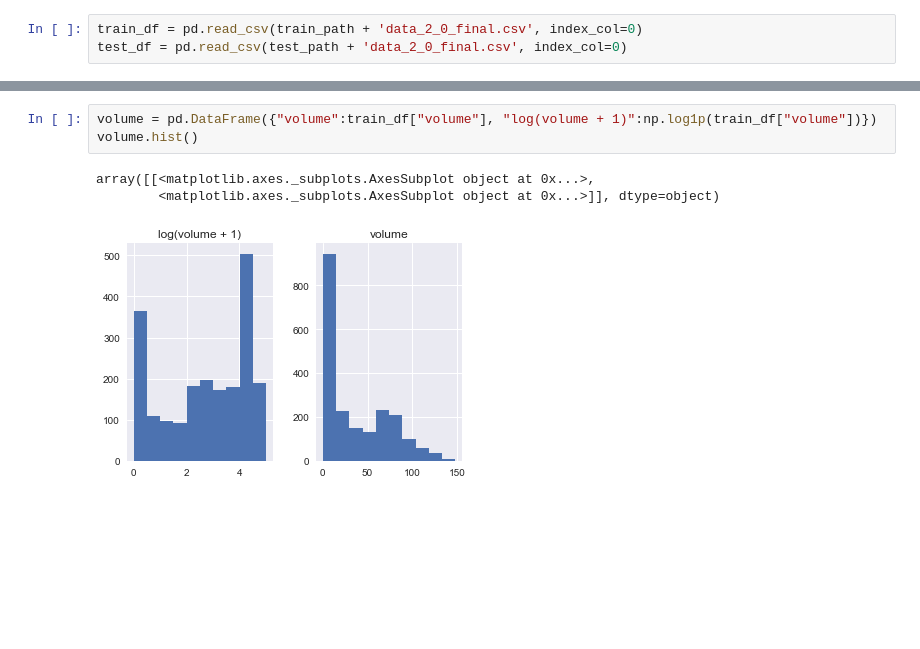
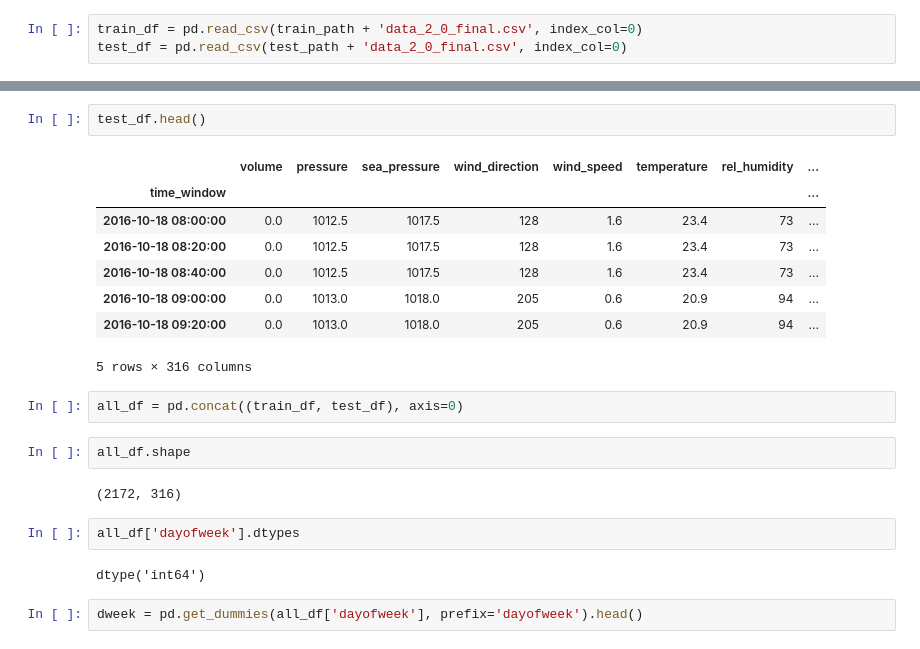
Before and after one commit to Gan-Jiang/KDD-CUP-2017, a Jupyter notebook: model_2_0.ipynb, the cells around one changed output, grey strips where cells are left out. Drawn from its saved outputs; the diff is of its cells as text; blank space fills up the shorter version.

```diff
--- a/model_2_0.ipynb
+++ b/model_2_0.ipynb
@@ -25,7 +25,23 @@ train_df.head()
-# %%
-volume = pd.DataFrame({"volume":train_df["volume"], "log(volume + 1)":np.log1p(train_df["volume"])})
-volume.hist()
-# %% [output]
-array([[<matplotlib.axes._subplots.AxesSubplot object at 0x...>,
-        <matplotlib.axes._subplots.AxesSubplot object at 0x...>]], dtype=object)
-[figure, removed]
+# %%
+test_df.head()
+# %% [output]
+|  | volume | pressure | sea_pressure | wind_direction | wind_speed | temperature | rel_humidity | ... |
+| time_window |  |  |  |  |  |  |  | ... |
+| 2016-10-18 08:00:00 | 0.0 | 1012.5 | 1017.5 | 128 | 1.6 | 23.4 | 73 | ... |
+| 2016-10-18 08:20:00 | 0.0 | 1012.5 | 1017.5 | 128 | 1.6 | 23.4 | 73 | ... |
+| 2016-10-18 08:40:00 | 0.0 | 1012.5 | 1017.5 | 128 | 1.6 | 23.4 | 73 | ... |
+| 2016-10-18 09:00:00 | 0.0 | 1013.0 | 1018.0 | 205 | 0.6 | 20.9 | 94 | ... |
+| 2016-10-18 09:20:00 | 0.0 | 1013.0 | 1018.0 | 205 | 0.6 | 20.9 | 94 | ... |
+5 rows × 316 columns
+# %%
+all_df = pd.concat((train_df, test_df), axis=0)
+# %%
+all_df.shape
+# %% [output]
+(2172, 316)
+# %%
+all_df['dayofweek'].dtypes
+# %% [output]
+dtype('int64')
+# %%
+dweek = pd.get_dummies(all_df['dayofweek'], prefix='dayofweek').head()
```
Also changed, not shown: parts of 4 cells of this notebook, 13 other files.
